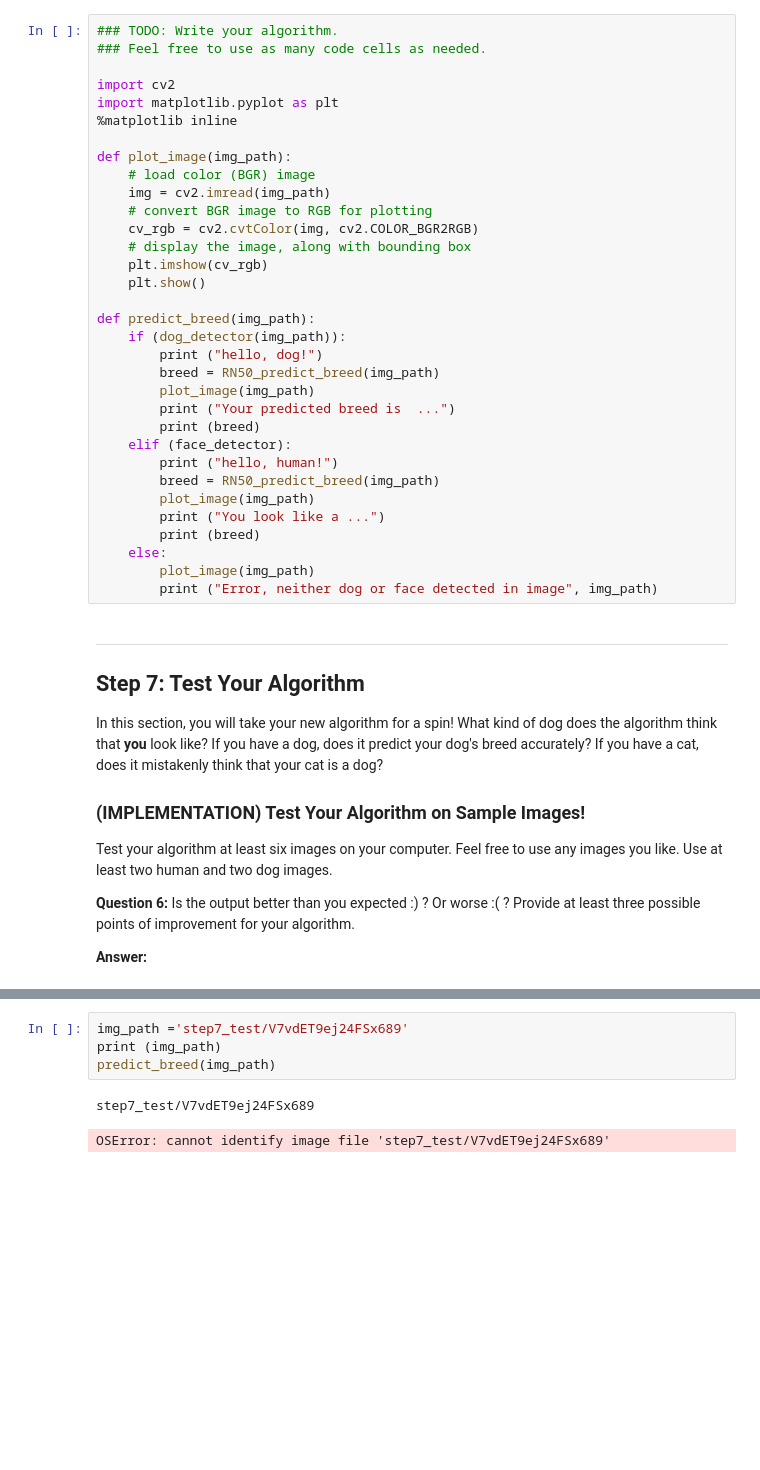
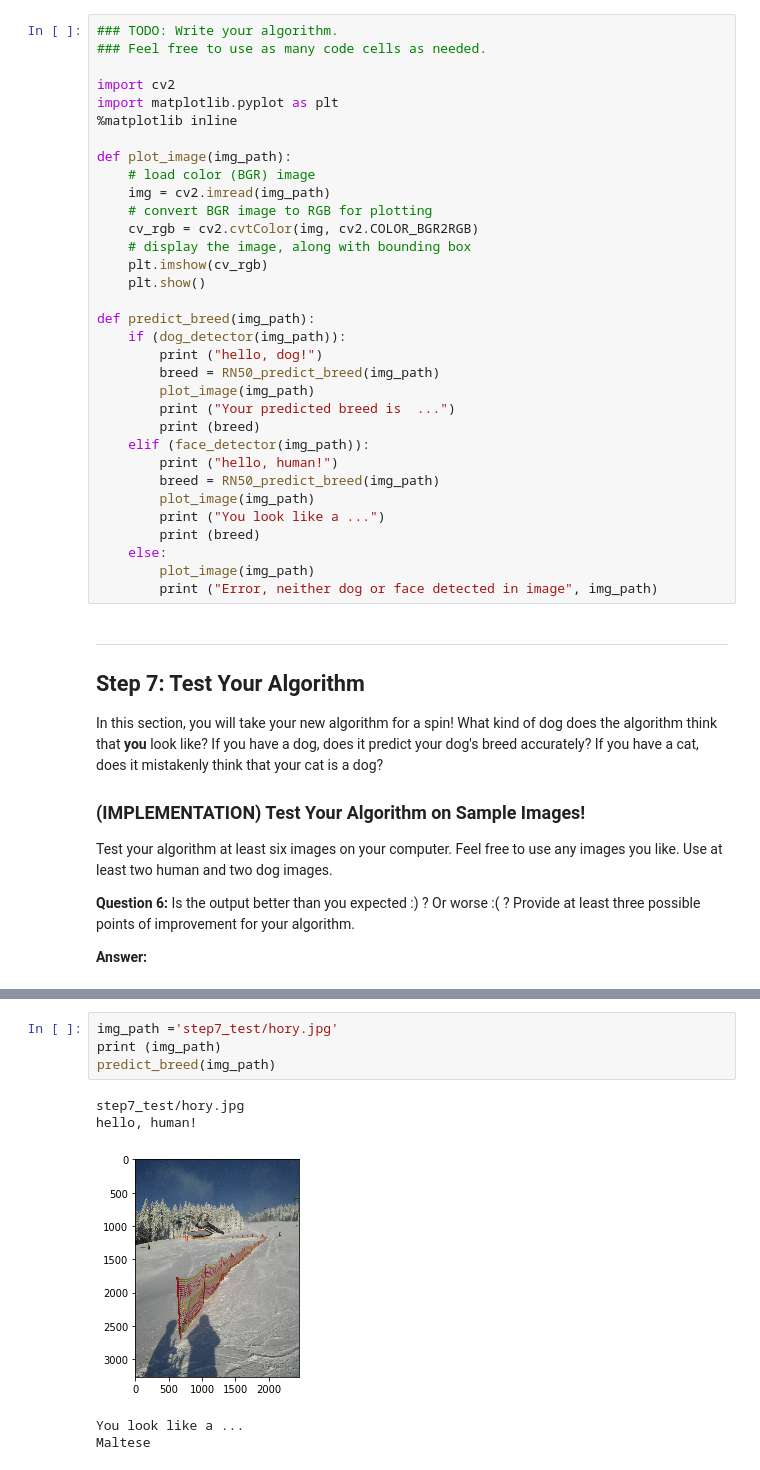
Before and after one commit to mprilucik/dog-project, a Jupyter notebook: dog_app.ipynb, the cells around one changed output, grey strips where cells are left out. Saved outputs shown, nothing was run; the diff lists cells and outputs as text; blank space fills up the shorter version.

Commit message:
step 7 finished

```diff
--- a/dog_app.ipynb
+++ b/dog_app.ipynb
@@ -742,7 +739,7 @@ def predict_breed(img_path):
         plot_image(img_path)
         print ("Your predicted breed is  ...")
         print (breed)
-    elif (face_detector):
+    elif (face_detector(img_path)):
         print ("hello, human!")
         breed = RN50_predict_breed(img_path)
         plot_image(img_path)
@@ -790,9 +787,12 @@ hello, human!
 You look like a ...
 Dachshund
 # %%
-img_path ='step7_test/V7vdET9ej24FSx689'
+img_path ='step7_test/hory.jpg'
 print (img_path)
 predict_breed(img_path)
 # %% [output]
-step7_test/V7vdET9ej24FSx689
+step7_test/hory.jpg
+hello, human!
+[figure, added]
-OSError: cannot identify image file 'step7_test/V7vdET9ej24FSx689'
+You look like a ...
+Maltese
```
Also changed, not shown: parts of 19 cells of this notebook, 2 other files.
